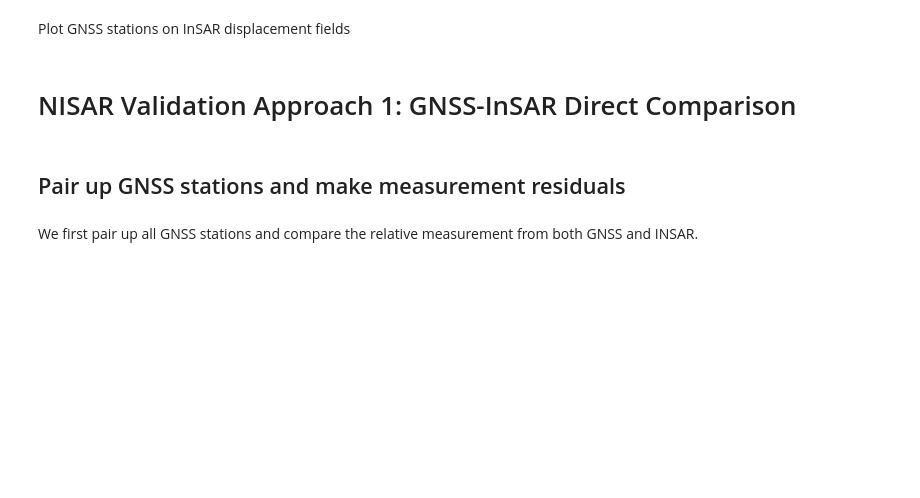
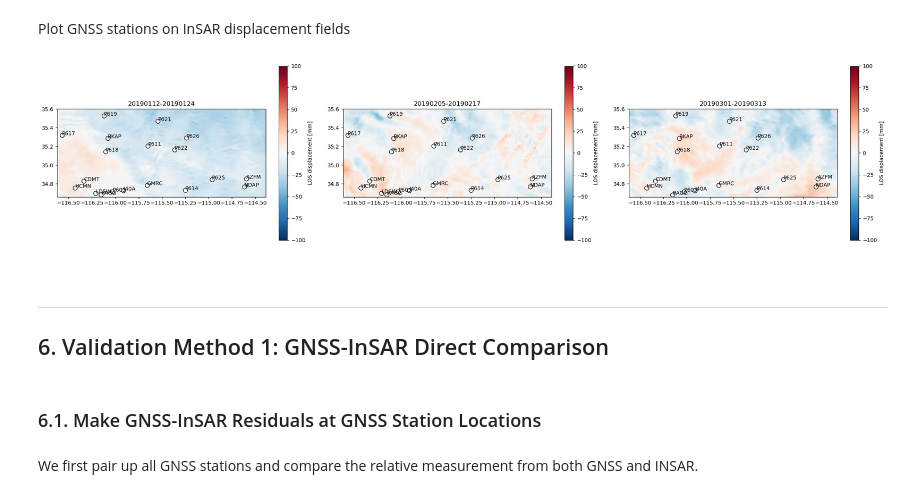
Before and after one commit to nisar-solid/ATBD, a Jupyter notebook: methods/transient/Transient_Requirement_Validation.ipynb, the cells around one changed output. Cells and saved outputs as stored; diff of their text form; code cells hidden in the pictures; blank space fills up the shorter version.

```diff
--- a/methods/transient/Transient_Requirement_Validation.ipynb
+++ b/methods/transient/Transient_Requirement_Validation.ipynb
@@ -264,9 +520,0 @@ Search for collocated GNSS stations:
-# %%
-os.chdir(mintpy_dir)
-site_names, site_lats, site_lons = gnss.search_gnss(SNWE=(S,N,W,E),
-                                                  start_date=start_date_gnss.strftime('%Y%m%d'),
-                                                  end_date=end_date_gnss.strftime('%Y%m%d'))
-os.chdir(work_dir)
-site_names = [str(stn) for stn in site_names]
-print("Initial list of {} stations used in analysis:".format(len(site_names)))
-print(site_names)
@@ -280,7 +525,6 @@ In this step, the 3-D GNSS observations are projected into LOS direction. The In
 # %% [markdown]
 Get daily position solutions for GNSS stations:
 # %%
-#os.chdir(mint_dir)
 displacement = {}
 gnss_time_series = {}
 gnss_time_series_std = {}
@@ -288,7 +532,7 @@ bad_stn = {}  #stations to toss
 pixel_radius = 1   #number of InSAR pixels to average for comparison with GNSS
 
 for counter,stn in enumerate(site_names):
-    gnss_obj = gnss.get_gnss_class('UNR')(site = stn, data_dir = os.path.join(mintpy_dir,'GNSS'))
+    gnss_obj = gnss.get_gnss_class('ESESES')(site = stn, data_dir = os.path.join(mintpy_dir,'GNSS'))
     gnss_obj.open()
 
     # count number of dates in time range
@@ -389,27 +673,51 @@ for i in displacement.index.get_level_values(0).unique():
 # %% [markdown]
 Plot GNSS stations on InSAR displacement fields
 # %%
-cmap = copy.copy(plt.get_cmap('RdBu'))
-#cmap.set_bad(color='black')
-vmin, vmax = np.nanmin(insar_displacement), np.nanmax(insar_displacement)
-for i in displacement.index.get_level_values(0).unique():
-    fig, ax = plt.subplots()
-    img1 = ax.imshow(insar_displacement[i], cmap=cmap,vmin=vmin,vmax=vmax, interpolation='nearest', extent=(W, E, S, N))
-    ax.set_title(ifgs_date[i,0].strftime('%Y%m%d')+'-'+ifgs_date[i,1].strftime('%Y%m%d'))
-    cbar1 = fig.colorbar(img1, ax=ax)
-    cbar1.set_label('LOS displacement [mm]')
+# changed to subplots from the previous nptebook version
+# Assuming necessary data is already loaded and preprocessed: insar_displacement, displacement, ifgs_date, W, E, S, N
+vmin, vmax = (-100, 100)
+cmap = plt.get_cmap('RdBu_r')
 
-    for stn in displacement.loc[i].index:
-        lon,lat = displacement.loc[(i,stn),'lon'],displacement.loc[(i,stn),'lat']
-        color = cmap((displacement.loc[(i,stn),'gnss_disp']-vmin)/(vmax-vmin))
-        ax.scatter(lon,lat,s=8**2,color=color,edgecolors='k')
-        ax.annotate(stn,(lon,lat),color='black')
+# Number of subplots
+indices = displacement.index.get_level_values(0).unique()
+n_plots = len(indices)
+n_cols = 4
+n_rows = int(np.ceil(n_plots / n_cols))
+
+fig, axes = plt.subplots(n_rows, n_cols, figsize=(30, n_rows * 5))
+
+axes = axes.flatten()
+
+for idx, i in enumerate(indices):
+    ax = axes[idx]
+    img = ax.imshow(insar_displacement[i], cmap=cmap, vmin=vmin, vmax=vmax,
+                    interpolation='nearest', extent=(W, E, S, N))
+
+    ax.set_title(f"{ifgs_date[i, 0].strftime('%Y%m%d')}-{ifgs_date[i, 1].strftime('%Y%m%d')}")
+    cbar = fig.colorbar(img, ax=ax)
+    cbar.set_label('LOS displacement [mm]')
+
+    for stn, row in displacement.loc[i].iterrows():
+        lon, lat, gnss_disp = row['lon'], row['lat'], row['gnss_disp']
+        color = cmap((gnss_disp - vmin) / (vmax - vmin))
+        ax.scatter(lon, lat, s=64, color=color, edgecolors='k')
+        ax.annotate(stn, (lon, lat), color='black')
+
+for ax in axes[n_plots:]:
+    fig.delaxes(ax)
+
+plt.tight_layout()
+plt.show()
+# %% [output]
+[figure, added]
 # %% [markdown]
-<a id='transient_validation1'></a>
-# NISAR Validation Approach 1: GNSS-InSAR Direct Comparison
+<br>
+<hr>
+
+<a id='validation1'></a>
+## 6. Validation Method 1: GNSS-InSAR Direct Comparison
-# %% [markdown]
-<a id='transient_pair1'></a>
-## Pair up GNSS stations and make measurement residuals
+# %% [markdown]
+### 6.1. Make GNSS-InSAR Residuals at GNSS Station Locations <a id='make_resid'></a>
 # %% [markdown]
 We first pair up all GNSS stations and compare the relative measurement from both GNSS and INSAR.
 # %%
```
Also changed, not shown: parts of 113 cells of this notebook, 1 other file.
